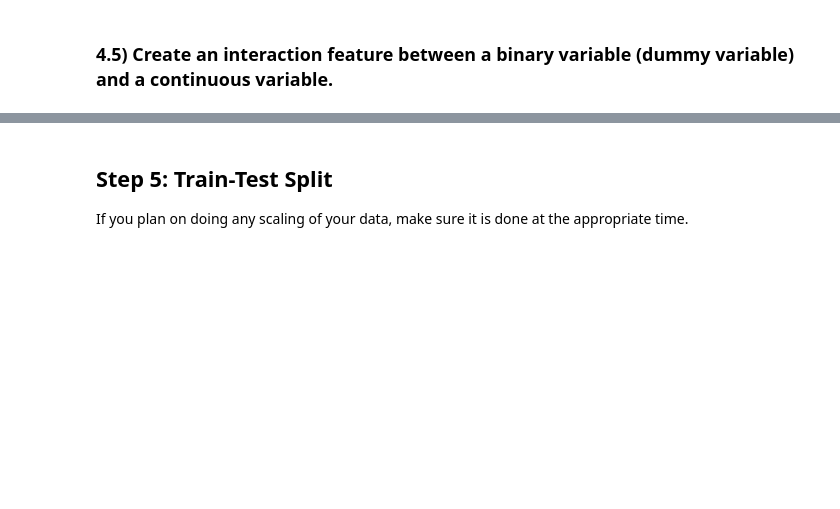
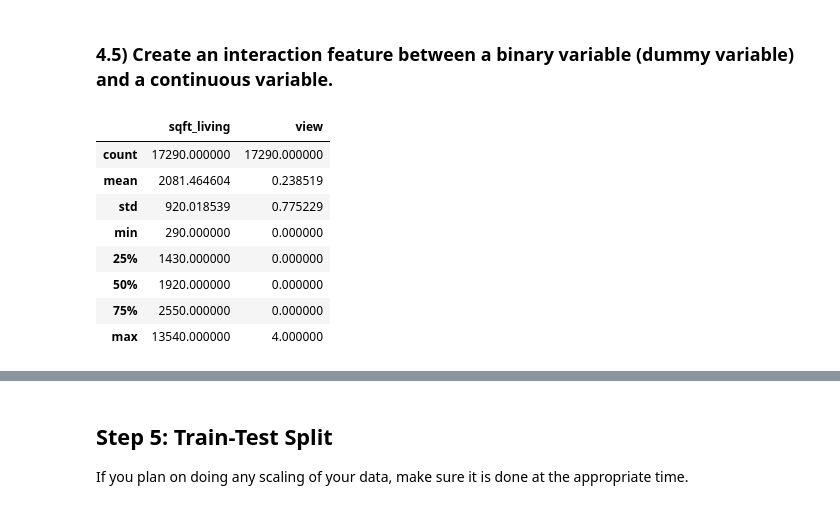
Before and after one commit to raizelistaken/Housing_Prices_KC, a Jupyter notebook: Bakeoff_modeling_process_Orderly.ipynb, the cells around one changed output, grey strips where cells are left out. Cells and saved outputs as stored; diff of their text form; code cells hidden in the pictures; blank space fills up the shorter version.

```diff
--- a/Bakeoff_modeling_process_Orderly.ipynb
+++ b/Bakeoff_modeling_process_Orderly.ipynb
@@ -516,0 +519,12 @@ df_features_1 = df[features_1]
+# %%
+df_features_1.describe()
+# %% [output]
+|  | sqft_living | view |
+| count | 17290.000000 | 17290.000000 |
+| mean | 2081.464604 | 0.238519 |
+| std | 920.018539 | 0.775229 |
+| min | 290.000000 | 0.000000 |
+| 25% | 1430.000000 | 0.000000 |
+| 50% | 1920.000000 | 0.000000 |
+| 75% | 2550.000000 | 0.000000 |
+| max | 13540.000000 | 4.000000 |
```
Also changed, not shown: parts of 11 cells of this notebook.
